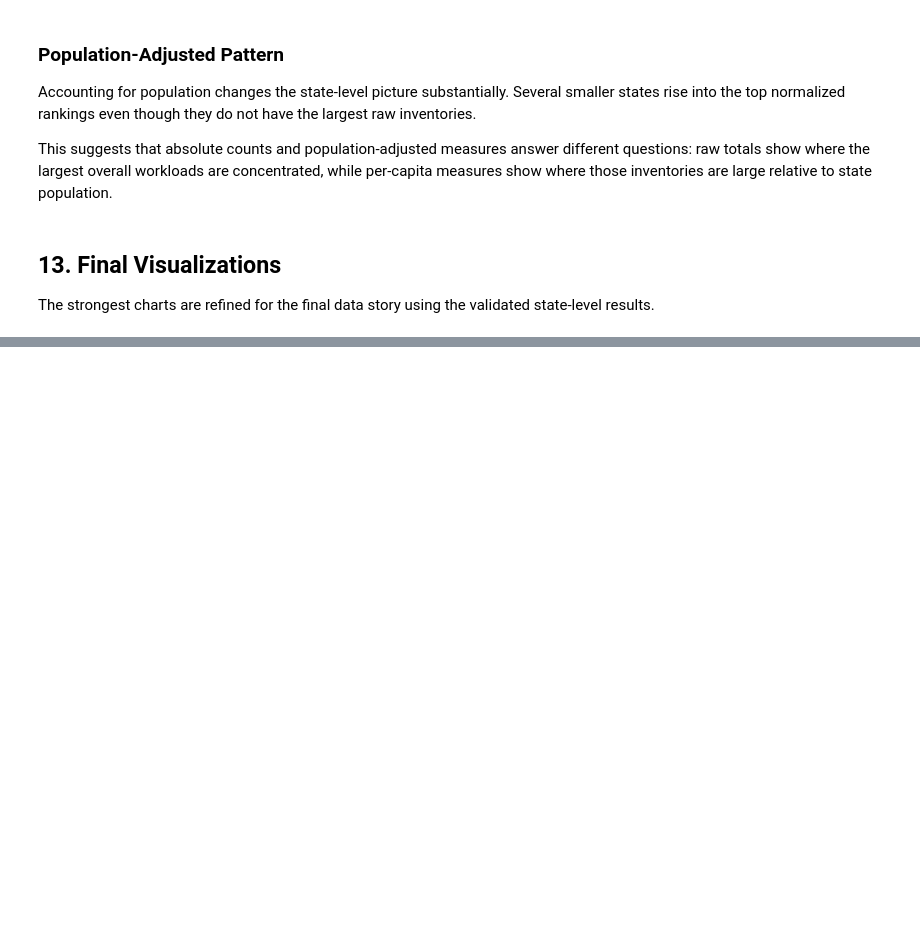
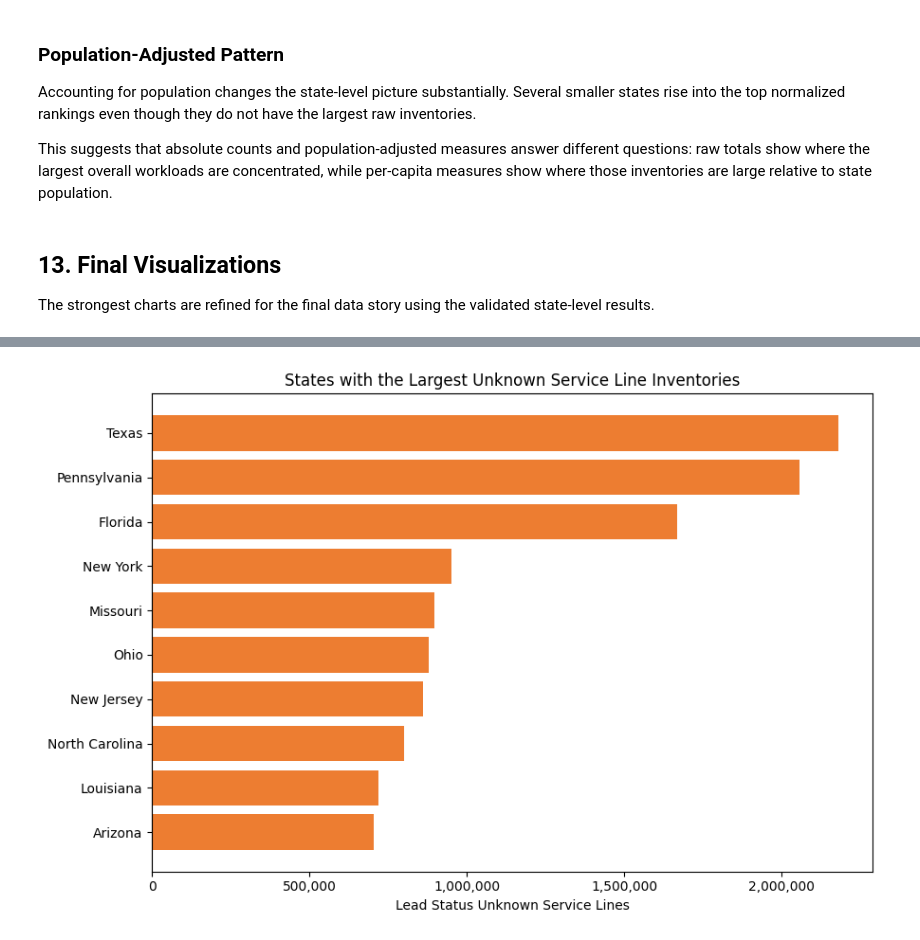
Before and after one commit to drat-git/xylem-lead-service-line-analysis, a Jupyter notebook: Lead_Service_Line_Analysis.ipynb, the cells around one changed output, grey strips where cells are left out. Cells and saved outputs as stored; diff of their text form; code cells hidden in the pictures; blank space fills up the shorter version.

```diff
--- a/Lead_Service_Line_Analysis.ipynb
+++ b/Lead_Service_Line_Analysis.ipynb
@@ -642,0 +683,22 @@ The strongest charts are refined for the final data story using the validated st
+# %%
+top_unknown_chart = (
+    state_summary.nlargest(10, "Unknown")
+    .sort_values("Unknown")
+)
+
+fig, ax = plt.subplots(figsize=(9, 6))
+ax.barh(
+    top_unknown_chart["State"],
+    top_unknown_chart["Unknown"],
+    color="#ED7D31"
+)
+
+ax.set_title("States with the Largest Unknown Service Line Inventories")
+ax.set_xlabel("Lead Status Unknown Service Lines")
+ax.xaxis.set_major_formatter(lambda value, _: f"{value:,.0f}")
+
+fig.tight_layout()
+fig.savefig("outputs/chart_3_unknown_lines.png", dpi=300, bbox_inches="tight")
+plt.show()
+# %% [output]
+[figure, added]
```
Also changed, not shown: parts of 11 cells of this notebook, 6 other files.
